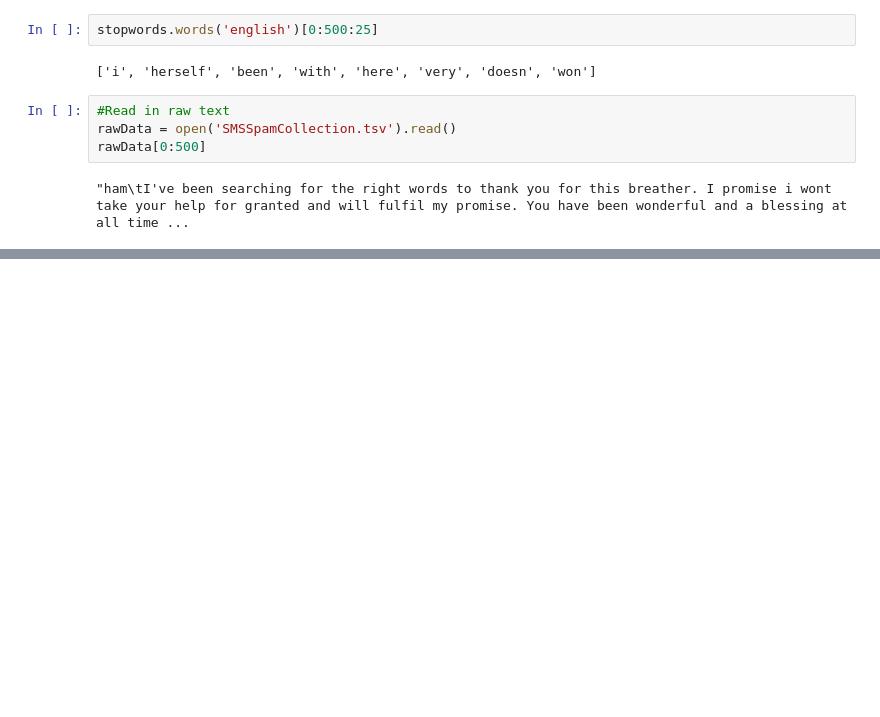
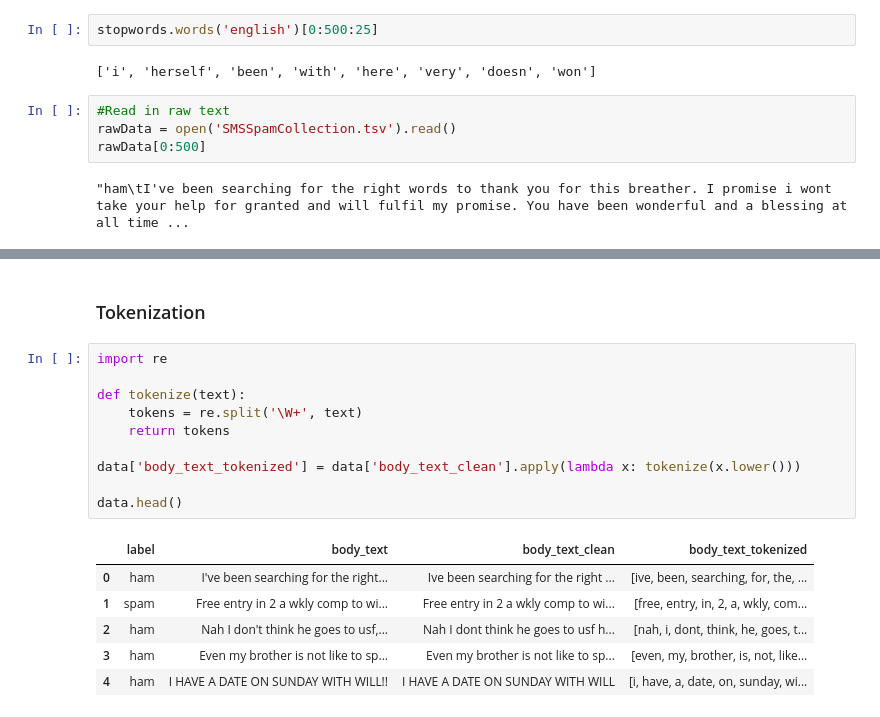
Before and after one commit to onlyabhilash/NLP, a Jupyter notebook: NLP_lk/01.ipynb, the cells around one changed output, grey strips where cells are left out. Drawn from its saved outputs; the diff is of its cells as text; blank space fills up the shorter version.

```diff
--- a/NLP_lk/01.ipynb
+++ b/NLP_lk/01.ipynb
@@ -43,0 +365,19 @@ rawData[0:500]
+# %% [markdown]
+### Tokenization
+# %%
+import re
+
+def tokenize(text):
+    tokens = re.split('\W+', text)
+    return tokens
+
+data['body_text_tokenized'] = data['body_text_clean'].apply(lambda x: tokenize(x.lower()))
+
+data.head()
+# %% [output]
+|  | label | body_text | body_text_clean | body_text_tokenized |
+| 0 | ham | I've been searching for the right... | Ive been searching for the right ... | [ive, been, searching, for, the, ... |
+| 1 | spam | Free entry in 2 a wkly comp to wi... | Free entry in 2 a wkly comp to wi... | [free, entry, in, 2, a, wkly, com... |
+| 2 | ham | Nah I don't think he goes to usf,... | Nah I dont think he goes to usf h... | [nah, i, dont, think, he, goes, t... |
+| 3 | ham | Even my brother is not like to sp... | Even my brother is not like to sp... | [even, my, brother, is, not, like... |
+| 4 | ham | I HAVE A DATE ON SUNDAY WITH WILL!! | I HAVE A DATE ON SUNDAY WITH WILL | [i, have, a, date, on, sunday, wi... |
```
Also changed, not shown: parts of 44 cells of this notebook, 3 other files.
